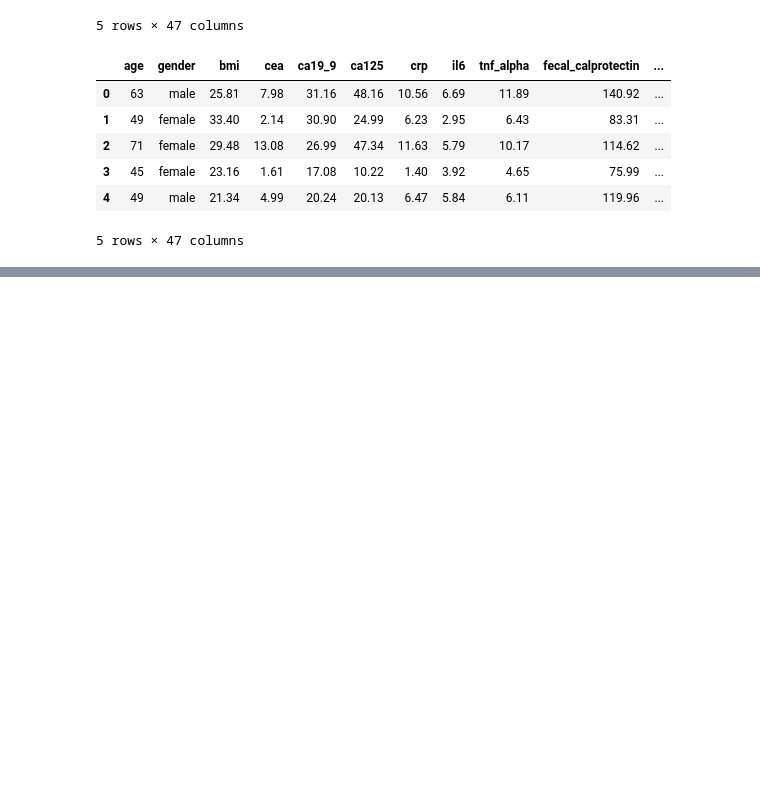
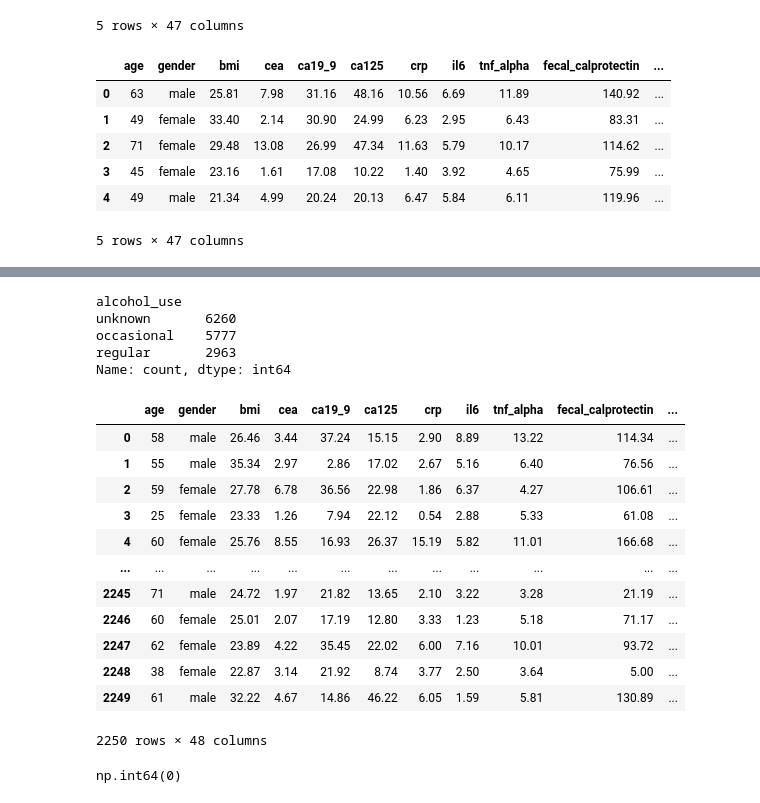
Before and after one commit to pushtaev/machine-learning-homework, a Jupyter notebook: 07-midterm_project/Untitled.ipynb, the cells around one changed output, grey strips where cells are left out. Drawn from its saved outputs; the diff is of its cells as text; code cells hidden in the pictures; blank space fills up the shorter version.

```diff
--- a/07-midterm_project/Untitled.ipynb
+++ b/07-midterm_project/Untitled.ipynb
@@ -148,0 +182,10 @@ df.head()
+# %%
+df['alcohol_use'].value_counts()
+# %% [output]
+alcohol_use
+unknown       6260
+occasional    5777
+regular       2963
+Name: count, dtype: int64
+# %%
+df['alcohol_use'] = df['alcohol_use'].replace('unknown', 'NaN')
@@ -148,0 +194,19 @@ df.head()
+# %%
+df_full_train, df_test = train_test_split(df, test_size=0.15, random_state=1)
+df_train, df_val = train_test_split(df_full_train, test_size=0.17647, random_state=1)
+# %%
+df_val
+# %% [output]
+|  | age | gender | bmi | cea | ca19_9 | ca125 | crp | il6 | tnf_alpha | fecal_calprotectin | ... |
+| 0 | 58 | male | 26.46 | 3.44 | 37.24 | 15.15 | 2.90 | 8.89 | 13.22 | 114.34 | ... |
+| 1 | 55 | male | 35.34 | 2.97 | 2.86 | 17.02 | 2.67 | 5.16 | 6.40 | 76.56 | ... |
+| 2 | 59 | female | 27.78 | 6.78 | 36.56 | 22.98 | 1.86 | 6.37 | 4.27 | 106.61 | ... |
+| 3 | 25 | female | 23.33 | 1.26 | 7.94 | 22.12 | 0.54 | 2.88 | 5.33 | 61.08 | ... |
+| 4 | 60 | female | 25.76 | 8.55 | 16.93 | 26.37 | 15.19 | 5.82 | 11.01 | 166.68 | ... |
+| ... | ... | ... | ... | ... | ... | ... | ... | ... | ... | ... | ... |
+| 2245 | 71 | male | 24.72 | 1.97 | 21.82 | 13.65 | 2.10 | 3.22 | 3.28 | 21.19 | ... |
+| 2246 | 60 | female | 25.01 | 2.07 | 17.19 | 12.80 | 3.33 | 1.23 | 5.18 | 71.17 | ... |
+| 2247 | 62 | female | 23.89 | 4.22 | 35.45 | 22.02 | 6.00 | 7.16 | 10.01 | 93.72 | ... |
+| 2248 | 38 | female | 22.87 | 3.14 | 21.92 | 8.74 | 3.77 | 2.50 | 3.64 | 5.00 | ... |
+| 2249 | 61 | male | 32.22 | 4.67 | 14.86 | 46.22 | 6.05 | 1.59 | 5.81 | 130.89 | ... |
+2250 rows × 48 columns
@@ -148,0 +221,4 @@ df.head()
+# %%
+df['crc_status'].isna().sum()
+# %% [output]
+np.int64(0)
```
Also changed, not shown: parts of 6 cells of this notebook, 1 other file.
